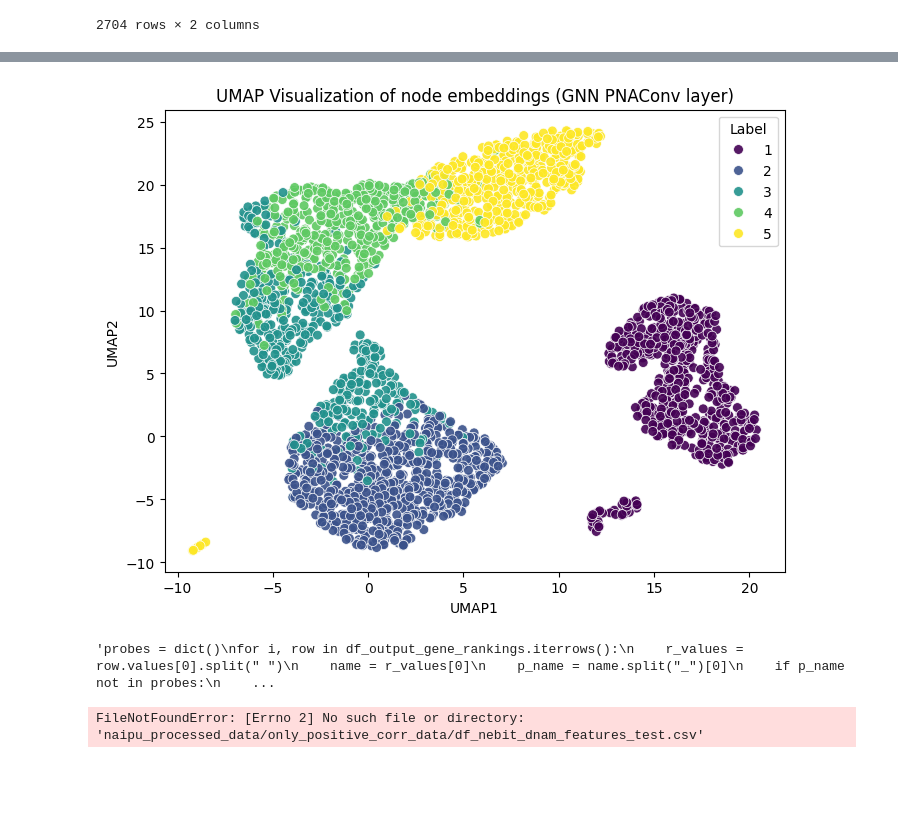
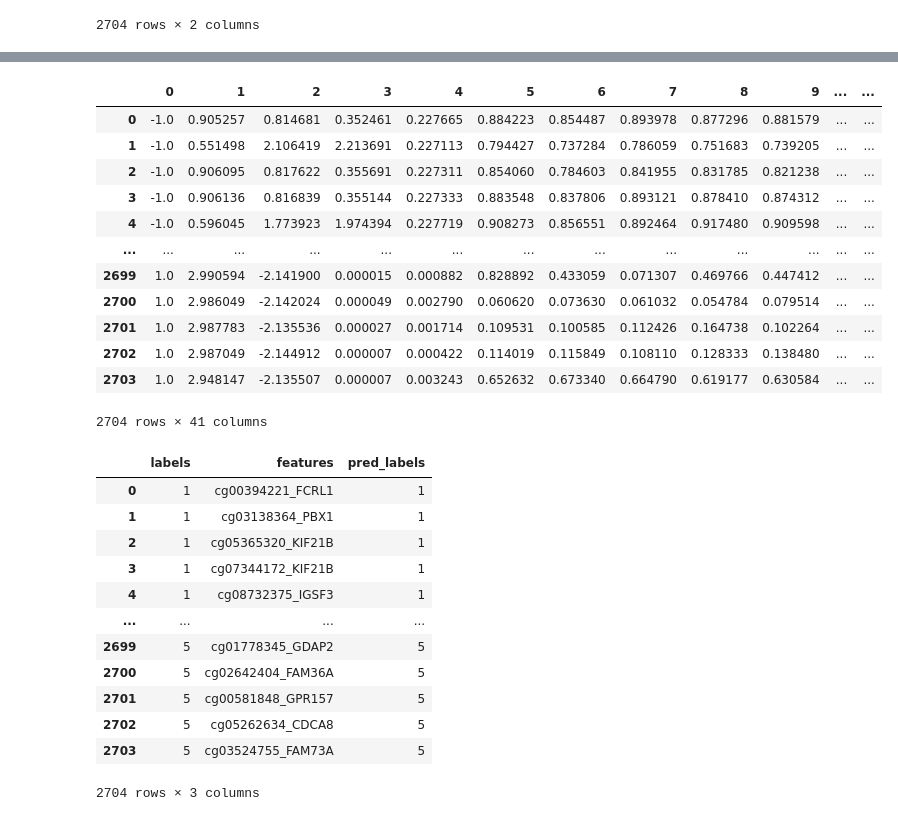
Before and after one commit to anuprulez/nanodiag_biomarker_prediction, a Jupyter notebook: graph_neural_networks/src/analyse_test_data.ipynb, the cells around one changed output, grey strips where cells are left out. Drawn from its saved outputs; the diff is of its cells as text; code cells hidden in the pictures; blank space fills up the shorter version.

```diff
--- a/graph_neural_networks/src/analyse_test_data.ipynb
+++ b/graph_neural_networks/src/analyse_test_data.ipynb
@@ -409,8 +247,8 @@ import seaborn as sns
 import matplotlib.pyplot as plt
 import umap
 
-base_path = "../graph_neural_networks/data/output/"
-base_plot_path = "data/output/"
+base_path = "../data/output/"
+base_plot_path = "../data/output/"
 embed_conv = torch.load(base_path + "embed_conv.pt")
 embed_batch_norm = torch.load(base_path + "embed_batch_norm.pt")
 true_labels = torch.load(base_path + "true_labels.pt")
@@ -472,8 +324,6 @@ df = pd.DataFrame(data)
 
 plt.figure(figsize=(8, 6))
 sns.scatterplot(x="UMAP1", y="UMAP2", hue="Label", data=df, palette="viridis", s=50, alpha=0.9) #, palette="viridis", s=50, alpha=0.9
-plt.title("UMAP Visualization of node embeddings (GNN PNAConv layer)")
+plt.title("UMAP Visualization (GNN PNAConv layer), True labels")
 plt.savefig(base_plot_path + "umap_conv_{}_{}.pdf".format(n_neighbors, min_dist))
 plt.show()
-# %% [output]
-[figure, removed]
@@ -485,12 +329,0 @@ plt.show()
-# %%
-'''probes = dict()
-for i, row in df_output_gene_rankings.iterrows():
-    r_values = row.values[0].split(" ")
-    name = r_values[0]
-    p_name = name.split("_")[0]
-    if p_name not in probes:
-        probes[p_name] = 1
-    else:
-        probes[p_name] += 1'''
-# %% [output]
-'probes = dict()\nfor i, row in df_output_gene_rankings.iterrows():\n    r_values = row.values[0].split(" ")\n    name = r_values[0]\n    p_name = name.split("_")[0]\n    if p_name not in probes:\n    ...
@@ -499,15 +330,41 @@ for i, row in df_output_gene_rankings.iterrows():
 # %%
 import pandas as pd
 import numpy as np
 
-path = "naipu_processed_data/only_positive_corr_data/"
-df_test_data = pd.read_csv(path + "df_nebit_dnam_features_test.csv", sep="\t", header=None)
+file_path = base_path + "df_nebit_dnam_features_test.csv"
+df_test_data = pd.read_csv(file_path, sep="\t", header=None)
 df_test_data
 # %% [output]
+|  | 0 | 1 | 2 | 3 | 4 | 5 | 6 | 7 | 8 | 9 | ... | ... |
+| 0 | -1.0 | 0.905257 | 0.814681 | 0.352461 | 0.227665 | 0.884223 | 0.854487 | 0.893978 | 0.877296 | 0.881579 | ... | ... |
+| 1 | -1.0 | 0.551498 | 2.106419 | 2.213691 | 0.227113 | 0.794427 | 0.737284 | 0.786059 | 0.751683 | 0.739205 | ... | ... |
+| 2 | -1.0 | 0.906095 | 0.817622 | 0.355691 | 0.227311 | 0.854060 | 0.784603 | 0.841955 | 0.831785 | 0.821238 | ... | ... |
+| 3 | -1.0 | 0.906136 | 0.816839 | 0.355144 | 0.227333 | 0.883548 | 0.837806 | 0.893121 | 0.878410 | 0.874312 | ... | ... |
+| 4 | -1.0 | 0.596045 | 1.773923 | 1.974394 | 0.227719 | 0.908273 | 0.856551 | 0.892464 | 0.917480 | 0.909598 | ... | ... |
+| ... | ... | ... | ... | ... | ... | ... | ... | ... | ... | ... | ... | ... |
+| 2699 | 1.0 | 2.990594 | -2.141900 | 0.000015 | 0.000882 | 0.828892 | 0.433059 | 0.071307 | 0.469766 | 0.447412 | ... | ... |
+| 2700 | 1.0 | 2.986049 | -2.142024 | 0.000049 | 0.002790 | 0.060620 | 0.073630 | 0.061032 | 0.054784 | 0.079514 | ... | ... |
+| 2701 | 1.0 | 2.987783 | -2.135536 | 0.000027 | 0.001714 | 0.109531 | 0.100585 | 0.112426 | 0.164738 | 0.102264 | ... | ... |
+| 2702 | 1.0 | 2.987049 | -2.144912 | 0.000007 | 0.000422 | 0.114019 | 0.115849 | 0.108110 | 0.128333 | 0.138480 | ... | ... |
+| 2703 | 1.0 | 2.948147 | -2.135507 | 0.000007 | 0.003243 | 0.652632 | 0.673340 | 0.664790 | 0.619177 | 0.630584 | ... | ... |
-FileNotFoundError: [Errno 2] No such file or directory: 'naipu_processed_data/only_positive_corr_data/df_nebit_dnam_features_test.csv'
+2704 rows × 41 columns
 # %%
 df_f_name_labels = df_test_data.loc[:, 39:]
 df_f_name_labels["pred_labels"] = pred_labels
 df_f_name_labels.columns = ["labels", "features", "pred_labels"]
 df_f_name_labels
+# %% [output]
+|  | labels | features | pred_labels |
+| 0 | 1 | cg00394221_FCRL1 | 1 |
+| 1 | 1 | cg03138364_PBX1 | 1 |
+| 2 | 1 | cg05365320_KIF21B | 1 |
+| 3 | 1 | cg07344172_KIF21B | 1 |
+| 4 | 1 | cg08732375_IGSF3 | 1 |
+| ... | ... | ... | ... |
+| 2699 | 5 | cg01778345_GDAP2 | 5 |
+| 2700 | 5 | cg02642404_FAM36A | 5 |
+| 2701 | 5 | cg00581848_GPR157 | 5 |
+| 2702 | 5 | cg05262634_CDCA8 | 5 |
+| 2703 | 5 | cg03524755_FAM73A | 5 |
+2704 rows × 3 columns
 # %%
```
Also changed, not shown: parts of 32 cells of this notebook, 4 other files.
